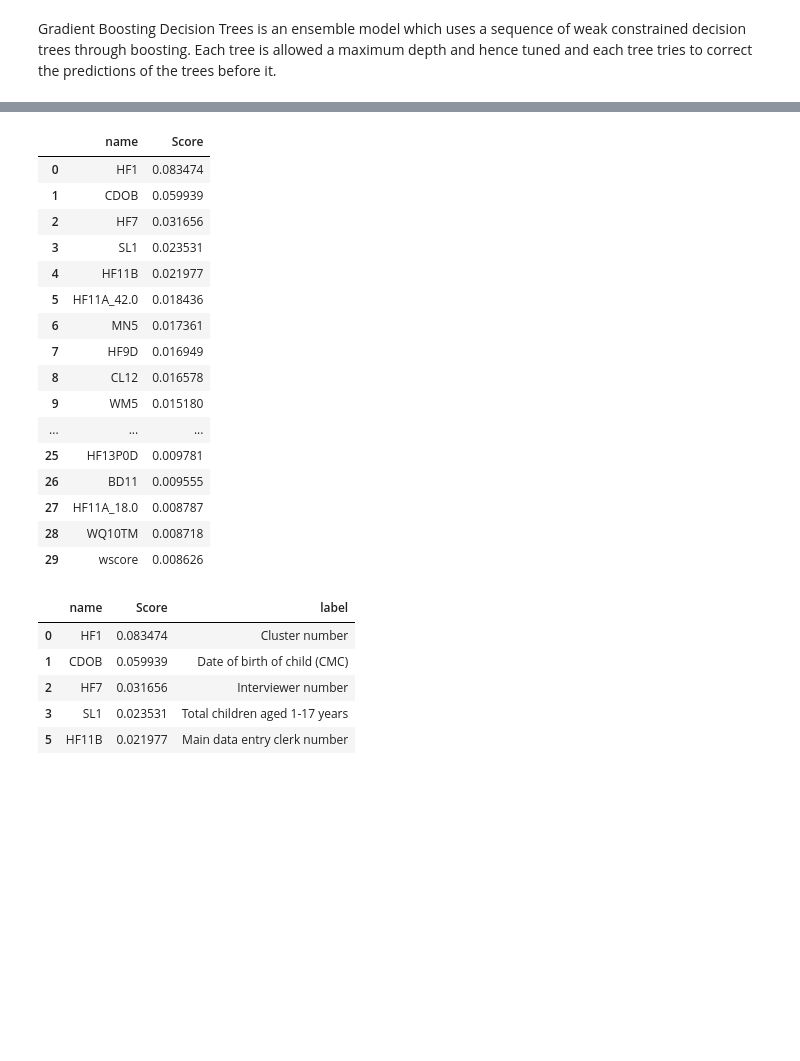
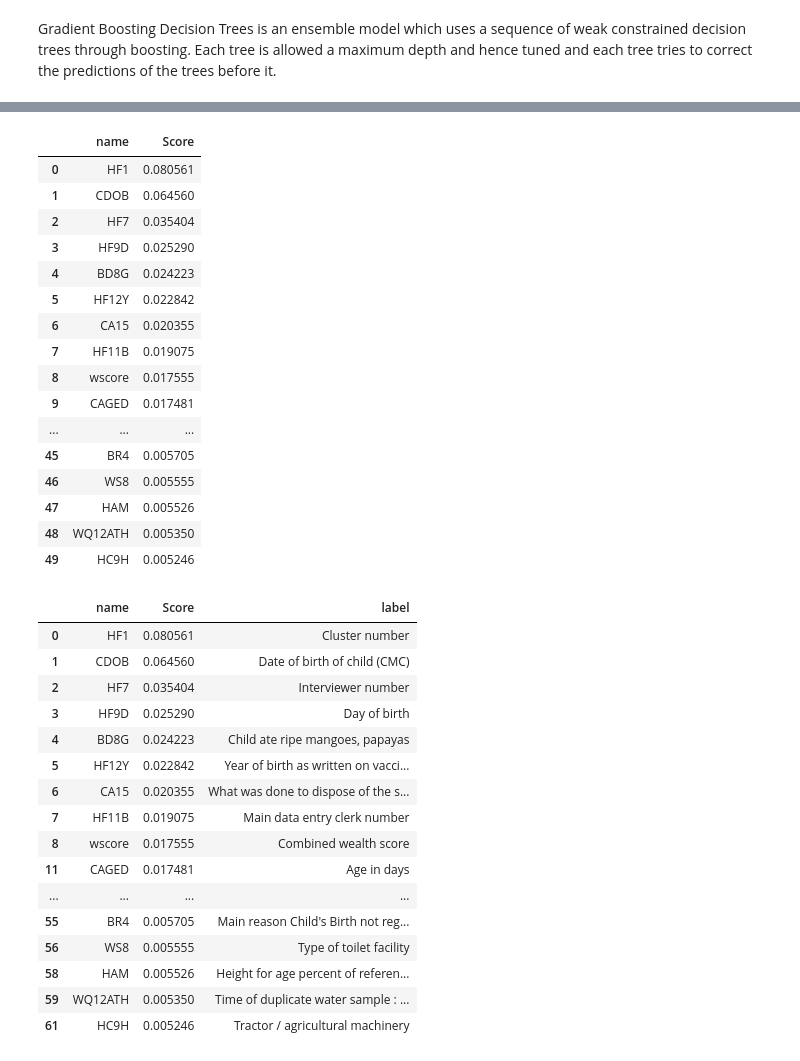
Before and after one commit to snehavcs/UNICEF---Analysis-and-Visualization-of-Immunization-Data, a Jupyter notebook: Code/Predictors for having immunization card using machine learning_Pak_Downsampled.ipynb, the cells around one changed output, grey strips where cells are left out. Saved outputs shown, nothing was run; the diff lists cells and outputs as text; code cells hidden in the pictures; blank space fills up the shorter version.

Commit message:
Pakistan Code

```diff
--- a/Code/Predictors for having immunization card using machine learning_Pak_Downsampled.ipynb
+++ b/Code/Predictors for having immunization card using machine learning_Pak_Downsampled.ipynb
@@ -267,7 +296,6 @@ X=[i for i in dummy_vars if i not in y]
 # %%
 #Training the logistic regression model
 logreg = LogisticRegression()
-X_train, X_test, y_train, y_test = train_test_split(dummies[X],dummies[y].values.ravel(), test_size=0.3, random_state=0)
 logreg.fit(X_train, y_train)
 # %% [output]
 LogisticRegression(C=1.0, class_weight=None, dual=False, fit_intercept=True,
@@ -327,10 +413,6 @@ avg / total       0.85      0.85      0.85      3779
 Random Forests is an ensemble model which uses a large number of strong decision trees through bagging.
 Each decision tree is built on a subset of features and a subset of rows from the data.
 The model combines all of them in order to smooth out their predictions
-# %%
-#Training the Random Forests model
-
-X_train, X_test, y_train, y_test = train_test_split(dummies[X],dummies[y].values.ravel(), test_size=0.3, random_state=0)
 # %%
 # Create a random forest Classifier. By convention, clf means 'Classifier'
 rfc = RandomForestClassifier()
@@ -390,6 +472,6 @@ print feature_imp_data[0:30]
 # %%
 # Read the Labels File into a df
-labels_df = pd.read_csv('label_pak.csv',low_memory=False)
+labels_df = pd.read_csv('C:\Users\Varsha\Desktop\MSIM\Capstone\UNICEF---Analysis-and-Visualization-of-Immunization-Data\Pakistan data\label_pak.csv',low_memory=False)
 labels_df.head()
 # %% [output]
 |  | name | label |
@@ -533,35 +615,46 @@ plt.show()
 # %%
-# Create a df with just the top 30 features
-features_df = pd.DataFrame(feature_imp_data[0:30], columns=['name','Score'])
+# Create a df with just the top 50 features
+features_df = pd.DataFrame(feature_imp_data[0:50], columns=['name','Score'])
 features_df
 # %% [output]
 |  | name | Score |
-| 0 | HF1 | 0.083474 |
-| 1 | CDOB | 0.059939 |
-| 2 | HF7 | 0.031656 |
-| 3 | SL1 | 0.023531 |
-| 4 | HF11B | 0.021977 |
-| 5 | HF11A_42.0 | 0.018436 |
-| 6 | MN5 | 0.017361 |
-| 7 | HF9D | 0.016949 |
-| 8 | CL12 | 0.016578 |
-| 9 | WM5 | 0.015180 |
+| 0 | HF1 | 0.080561 |
+| 1 | CDOB | 0.064560 |
+| 2 | HF7 | 0.035404 |
+| 3 | HF9D | 0.025290 |
+| 4 | BD8G | 0.024223 |
+| 5 | HF12Y | 0.022842 |
+| 6 | CA15 | 0.020355 |
+| 7 | HF11B | 0.019075 |
+| 8 | wscore | 0.017555 |
+| 9 | CAGED | 0.017481 |
 | ... | ... | ... |
-| 25 | HF13P0D | 0.009781 |
-| 26 | BD11 | 0.009555 |
-| 27 | HF11A_18.0 | 0.008787 |
-| 28 | WQ10TM | 0.008718 |
-| 29 | wscore | 0.008626 |
+| 45 | BR4 | 0.005705 |
+| 46 | WS8 | 0.005555 |
+| 47 | HAM | 0.005526 |
+| 48 | WQ12ATH | 0.005350 |
+| 49 | HC9H | 0.005246 |
 # %%
 # Merge the feature file with the label file so that it can be used with an external dashboard
 final_df = pd.merge(features_df,labels_df[['name','label']],on='name', how='left')
 final_df = final_df.drop_duplicates()
-final_df.to_csv("Features_GB.csv", encoding='utf-8', index=False)
-final_df.head()
+final_df.to_csv("Features_GB_Pak.csv", encoding='utf-8', index=False)
+final_df
 # %% [output]
 |  | name | Score | label |
-| 0 | HF1 | 0.083474 | Cluster number |
-| 1 | CDOB | 0.059939 | Date of birth of child (CMC) |
-| 2 | HF7 | 0.031656 | Interviewer number |
-| 3 | SL1 | 0.023531 | Total children aged 1-17 years |
-| 5 | HF11B | 0.021977 | Main data entry clerk number |
+| 0 | HF1 | 0.080561 | Cluster number |
+| 1 | CDOB | 0.064560 | Date of birth of child (CMC) |
+| 2 | HF7 | 0.035404 | Interviewer number |
+| 3 | HF9D | 0.025290 | Day of birth |
+| 4 | BD8G | 0.024223 | Child ate ripe mangoes, papayas |
+| 5 | HF12Y | 0.022842 | Year of birth as written on vacci... |
+| 6 | CA15 | 0.020355 | What was done to dispose of the s... |
+| 7 | HF11B | 0.019075 | Main data entry clerk number |
+| 8 | wscore | 0.017555 | Combined wealth score |
+| 11 | CAGED | 0.017481 | Age in days |
+| ... | ... | ... | ... |
+| 55 | BR4 | 0.005705 | Main reason Child's Birth not reg... |
+| 56 | WS8 | 0.005555 | Type of toilet facility |
+| 58 | HAM | 0.005526 | Height for age percent of referen... |
+| 59 | WQ12ATH | 0.005350 | Time of duplicate water sample : ... |
+| 61 | HC9H | 0.005246 | Tractor / agricultural machinery |
```
Also changed, not shown: parts of 52 cells of this notebook, 4 other files.
